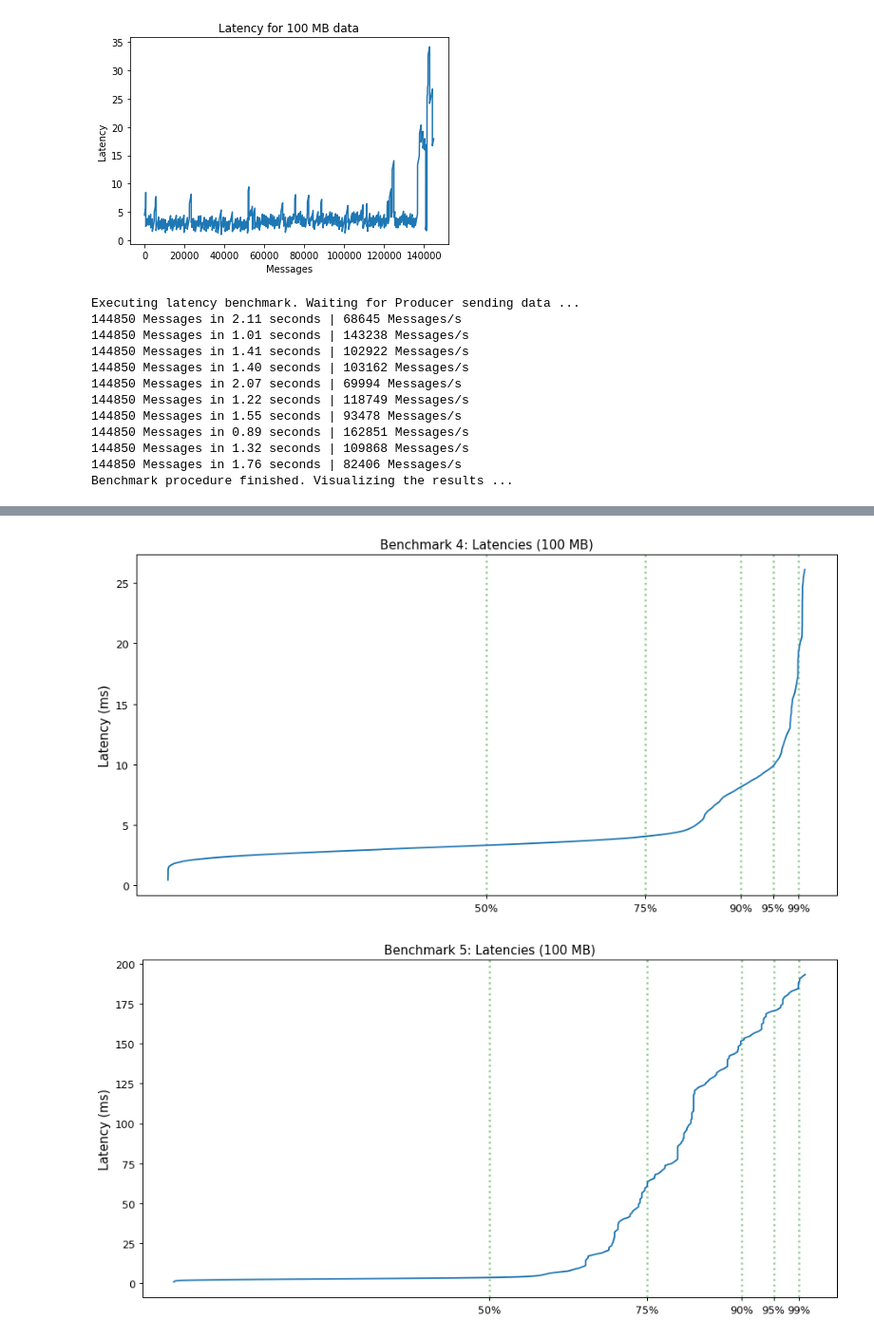
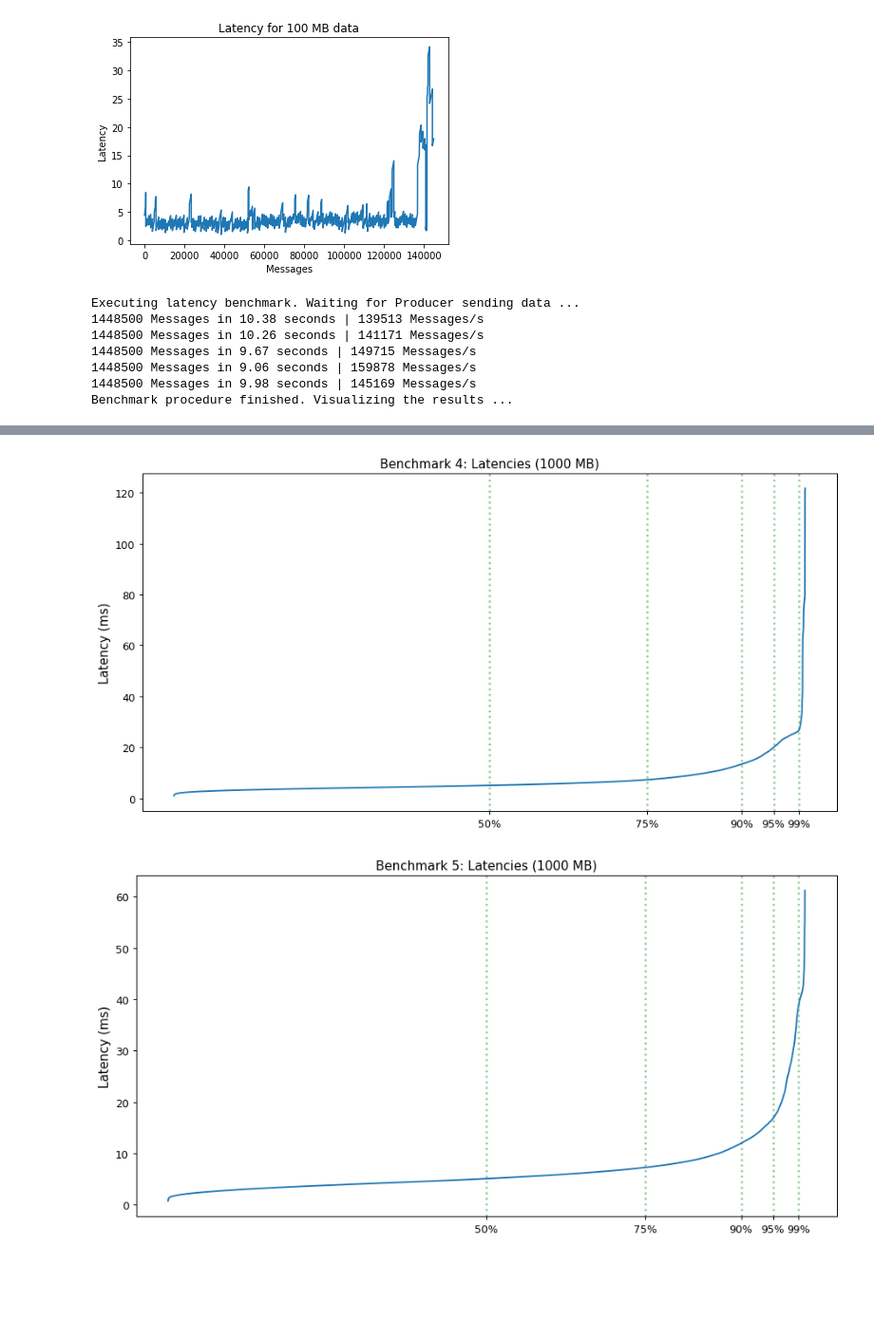
Before and after one commit to Manu10744/Stream-Analytics, a Jupyter notebook: kafka/analytics/one_broker/consumer.ipynb, the cells around one changed output, grey strips where cells are left out. Shown: that part at 95% size. Saved outputs shown, nothing was run; the diff lists cells and outputs as text; code cells hidden in the pictures; blank space fills up the shorter version.

```diff
--- a/kafka/analytics/one_broker/consumer.ipynb
+++ b/kafka/analytics/one_broker/consumer.ipynb
@@ -131,7 +131,7 @@ def benchmark(data_vol: int = 1000, exec_count: int = 10):
             if msg_counter == 1:
                 start = perf_counter()
 
-            msg = c.poll(0)
+            msg = c.poll(0.5)
 
             if msg is None:
                 continue
@@ -188,17 +188,12 @@ def benchmark(data_vol: int = 1000, exec_count: int = 10):
         fig.show()
 # %%
 # Execute the benchmark
-benchmark(data_vol=100, exec_count=10)
+benchmark(data_vol=1000, exec_count=5)
 # %% [output]
 Executing latency benchmark. Waiting for Producer sending data ...
-144850 Messages in 2.11 seconds | 68645 Messages/s
-144850 Messages in 1.01 seconds | 143238 Messages/s
-144850 Messages in 1.41 seconds | 102922 Messages/s
-144850 Messages in 1.40 seconds | 103162 Messages/s
-144850 Messages in 2.07 seconds | 69994 Messages/s
-144850 Messages in 1.22 seconds | 118749 Messages/s
-144850 Messages in 1.55 seconds | 93478 Messages/s
-144850 Messages in 0.89 seconds | 162851 Messages/s
-144850 Messages in 1.32 seconds | 109868 Messages/s
-144850 Messages in 1.76 seconds | 82406 Messages/s
+1448500 Messages in 10.38 seconds | 139513 Messages/s
+1448500 Messages in 10.26 seconds | 141171 Messages/s
+1448500 Messages in 9.67 seconds | 149715 Messages/s
+1448500 Messages in 9.06 seconds | 159878 Messages/s
+1448500 Messages in 9.98 seconds | 145169 Messages/s
 Benchmark procedure finished. Visualizing the results ...
@@ -208,2 +203,2 @@ Benchmark procedure finished. Visualizing the results ...
-[figure, old version]
+[figure, new version]
-[figure, old version]
+[figure, new version]
```
Also changed, not shown: parts of 1 cell of this notebook, 1 other file.
